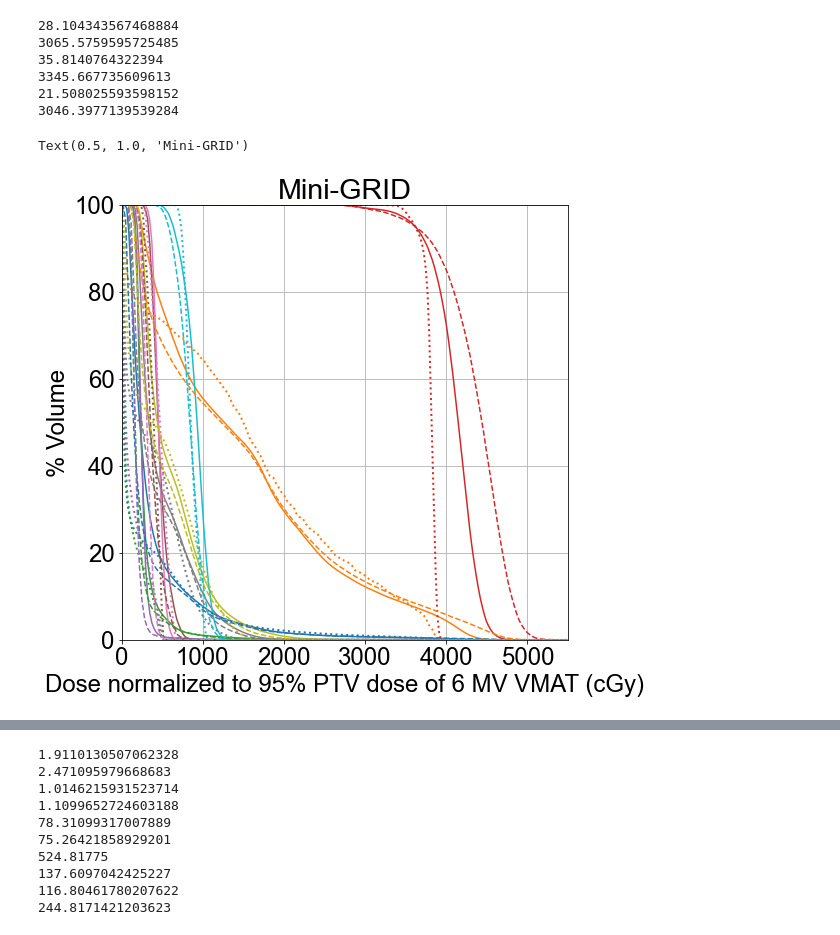
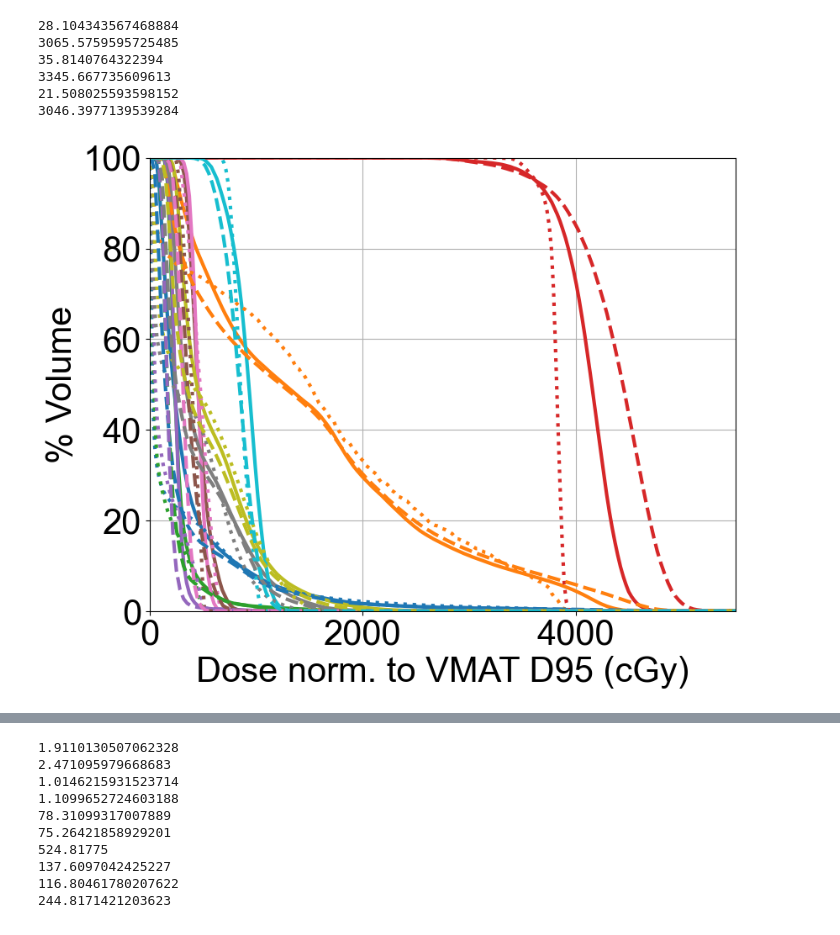
Before and after one commit to NathanClements2000/MedPhysAndSchool, a Jupyter notebook: Read SFRT Topas CSV- DVH.ipynb, the cells around one changed output, grey strips where cells are left out. Cells and saved outputs as stored; diff of their text form; code cells hidden in the pictures.

```diff
--- a/Read SFRT Topas CSV- DVH.ipynb
+++ b/Read SFRT Topas CSV- DVH.ipynb
@@ -9,31 +9,35 @@ from scipy.interpolate import interp1d
 
 font = {'family' : 'Arial',
         'weight' : 'normal',
-        'size'   : 24}
+        'size'   : 30}
 
 matplotlib.rc('font', **font)
+
 
 #VHEE open beam DVH
 dvhsfrt=pd.read_csv("D:Desktop/SFRT-Topas/vhee/vhee_patient/shaped_beam/results/best_allangles5M.csv",delimiter= ',',comment='#')
 f=interp1d(dvhsfrt.PTV_ov_Value,dvhsfrt.PTV_ov_Dose)
 dosenorm=f(95)
 print(dosenorm)
-figure(1,figsize=(8,8))
-plt.plot(dvhsfrt.BRAIN_Dose/dosenorm*3620,dvhsfrt.BRAIN_Value,label='BRAIN')
-plt.plot(dvhsfrt.BRAINSTEM_Dose/dosenorm*3620,dvhsfrt.BRAINSTEM_Value,label='BRAINSTEM')
-plt.plot(dvhsfrt.GLOBE_L_Dose/dosenorm*3620,dvhsfrt.GLOBE_L_Value,label='GLOBE L')
-plt.plot(dvhsfrt.PTV_ov_Dose/dosenorm*3620,dvhsfrt.PTV_ov_Value,label='PTV')
-plt.plot(dvhsfrt.GLOBE_R_Dose/dosenorm*3620,dvhsfrt.GLOBE_R_Value,label='GLOBE R')
-plt.plot(dvhsfrt.COCHLEA_R_Dose/dosenorm*3620,dvhsfrt.COCHLEA_R_Value,label='COCHLEA R')
-plt.plot(dvhsfrt.COCHLEA_L_Dose/dosenorm*3620,dvhsfrt.COCHLEA_L_Value,label='COCHLEA L')
-plt.plot(dvhsfrt.TEMP_LOBE_R_Dose/dosenorm*3620,dvhsfrt.TEMP_LOBE_R_Value,label='TEMP LOBE R')
-plt.plot(dvhsfrt.TEMP_LOBE_L_Dose/dosenorm*3620,dvhsfrt.TEMP_LOBE_L_Value,label='TEMP LOBE L')
-plt.plot(dvhsfrt.CHIASM_Dose/dosenorm*3620,dvhsfrt.CHIASM_Value,label='CHIASM')
+figure(1,figsize=(9,7))
+plt.plot(5,5,lw=3,label='250 MeV GRID',c='black')
+plt.plot(5,5,lw=3,ls='--',label='150 MeV GRID',c='black')
+plt.plot(5,5,lw=3,ls=':',label='6 MV VMAT',c='black')
+plt.plot(dvhsfrt.BRAIN_Dose/dosenorm*3620,dvhsfrt.BRAIN_Value,label='BRAIN',lw=3)
+plt.plot(dvhsfrt.BRAINSTEM_Dose/dosenorm*3620,dvhsfrt.BRAINSTEM_Value,label='BRAINSTEM',lw=3)
+plt.plot(dvhsfrt.GLOBE_L_Dose/dosenorm*3620,dvhsfrt.GLOBE_L_Value,label='GLOBE L',lw=3)
+plt.plot(dvhsfrt.PTV_ov_Dose/dosenorm*3620,dvhsfrt.PTV_ov_Value,label='PTV',lw=3)
+plt.plot(dvhsfrt.GLOBE_R_Dose/dosenorm*3620,dvhsfrt.GLOBE_R_Value,label='GLOBE R',lw=3)
+plt.plot(dvhsfrt.COCHLEA_R_Dose/dosenorm*3620,dvhsfrt.COCHLEA_R_Value,label='COCHLEA R',lw=3)
+plt.plot(dvhsfrt.COCHLEA_L_Dose/dosenorm*3620,dvhsfrt.COCHLEA_L_Value,label='COCHLEA L',lw=3)
+plt.plot(dvhsfrt.TEMP_LOBE_R_Dose/dosenorm*3620,dvhsfrt.TEMP_LOBE_R_Value,label='TEMP LOBE R',lw=3)
+plt.plot(dvhsfrt.TEMP_LOBE_L_Dose/dosenorm*3620,dvhsfrt.TEMP_LOBE_L_Value,label='TEMP LOBE L',lw=3)
+plt.plot(dvhsfrt.CHIASM_Dose/dosenorm*3620,dvhsfrt.CHIASM_Value,label='CHIASM',lw=3)
 plt.grid()
-#plt.legend(bbox_to_anchor=(1.60,0.5), loc="center right")
+#plt.legend(bbox_to_anchor=(1.50,0.5), loc="center right")
 plt.xlim(left=0)
 plt.ylim(0,100)
-plt.xlabel('Dose normalized to 95% PTV dose of 6 MV VMAT (cGy)')
+plt.xlabel('Dose norm. to VMAT D95 (cGy)')
 plt.ylabel('% Volume')
 #plt.title('250 MeV SFRT (solid) vs 100 MeV best (dashed) vs RT-plan (dotted)')
 
@@ -51,16 +55,16 @@ dvh=pd.read_csv("D:Desktop/SFRT-Topas/vhee/vhee_patient/shaped_beam/results/RTpl
 f1=interp1d(dvh.PTV_ov_Value,dvh.PTV_ov_Dose)
 dosenorm2=f1(95)
 print(dosenorm2)
-plt.plot(dvh.BRAIN_Dose/dosenorm2*3620,dvh.BRAIN_Value,label='BRAIN',ls=':',lw=2)
-plt.plot(dvh.BRAINSTEM_Dose/dosenorm2*3620,dvh.BRAINSTEM_Value,label='BRAINSTEM',ls=':',lw=2)
-plt.plot(dvh.GLOBE_L_Dose/dosenorm2*3620,dvh.GLOBE_L_Value,label='GLOBE_L',ls=':',lw=2)
-plt.plot(dvh.PTV_ov_Dose/dosenorm2*3620,dvh.PTV_ov_Value,label='PTV-ov',ls=':',lw=2)
-plt.plot(dvh.GLOBE_R_Dose/dosenorm2*3620,dvh.GLOBE_R_Value,label='GLOBE_R',ls=':',lw=2)
-plt.plot(dvh.COCHLEA_R_Dose/dosenorm2*3620,dvh.COCHLEA_R_Value,label='COCHLEA_R',ls=':',lw=2)
-plt.plot(dvh.COCHLEA_L_Dose/dosenorm2*3620,dvh.COCHLEA_L_Value,label='COCHLEA_L',ls=':',lw=2)
-plt.plot(dvh.TEMP_LOBE_R_Dose/dosenorm2*3620,dvh.TEMP_LOBE_R_Value,label='TEMP_LOBE_R',ls=':',lw=2)
-plt.plot(dvh.TEMP_LOBE_L_Dose/dosenorm2*3620,dvh.TEMP_LOBE_L_Value,label='TEMP_LOBE_L',ls=':',lw=2)
-plt.plot(dvh.CHIASM_Dose/dosenorm2*3620,dvh.CHIASM_Value,label='CHIASM',ls=':',lw=2)
+plt.plot(dvh.BRAIN_Dose/dosenorm2*3620,dvh.BRAIN_Value,label='BRAIN',ls=':',lw=3)
+plt.plot(dvh.BRAINSTEM_Dose/dosenorm2*3620,dvh.BRAINSTEM_Value,label='BRAINSTEM',ls=':',lw=3)
+plt.plot(dvh.GLOBE_L_Dose/dosenorm2*3620,dvh.GLOBE_L_Value,label='GLOBE_L',ls=':',lw=3)
+plt.plot(dvh.PTV_ov_Dose/dosenorm2*3620,dvh.PTV_ov_Value,label='PTV-ov',ls=':',lw=3)
+plt.plot(dvh.GLOBE_R_Dose/dosenorm2*3620,dvh.GLOBE_R_Value,label='GLOBE_R',ls=':',lw=3)
+plt.plot(dvh.COCHLEA_R_Dose/dosenorm2*3620,dvh.COCHLEA_R_Value,label='COCHLEA_R',ls=':',lw=3)
+plt.plot(dvh.COCHLEA_L_Dose/dosenorm2*3620,dvh.COCHLEA_L_Value,label='COCHLEA_L',ls=':',lw=3)
+plt.plot(dvh.TEMP_LOBE_R_Dose/dosenorm2*3620,dvh.TEMP_LOBE_R_Value,label='TEMP_LOBE_R',ls=':',lw=3)
+plt.plot(dvh.TEMP_LOBE_L_Dose/dosenorm2*3620,dvh.TEMP_LOBE_L_Value,label='TEMP_LOBE_L',ls=':',lw=3)
+plt.plot(dvh.CHIASM_Dose/dosenorm2*3620,dvh.CHIASM_Value,label='CHIASM',ls=':',lw=3)
 
 brain_int_vmat=np.trapz(dvh.BRAIN_Value,dvh.BRAIN_Dose/dosenorm2*3620)
 brainstem_int_vmat=np.trapz(dvh.BRAINSTEM_Value,dvh.BRAINSTEM_Dose/dosenorm2*3620)
@@ -69,46 +73,45 @@ ptv_int_vmat=np.trapz(dvh.PTV_ov_Value,dvh.PTV_ov_Dose/dosenorm2*3620)
 underdose_mean=[]
 for i in np.arange(0,len(dvh.PTV_ov_Value)):
     if (dvh.PTV_ov_Dose[i]/dosenorm2*3620<=3620) and (dvh.PTV_ov_Value[i]<100):
         underdose_mean.append(dvh.PTV_ov_Dose[i]/dosenorm2*3620)
 print(np.mean(underdose_mean))
 
 dvhsfrt=pd.read_csv("D:Desktop/SFRT-Topas/vhee/vhee_patient/shaped_beam/results/best_150MVallangles5M.csv",delimiter= ',',comment='#')
 f2=interp1d(dvhsfrt.PTV_ov_Value,dvhsfrt.PTV_ov_Dose)
 dosenorm=f2(95)
 print(dosenorm)
 figure(1,figsize=(8,8))
-plt.plot(dvhsfrt.BRAIN_Dose/dosenorm*3620,dvhsfrt.BRAIN_Value,label='BRAIN',ls='--')
-plt.plot(dvhsfrt.BRAINSTEM_Dose/dosenorm*3620,dvhsfrt.BRAINSTEM_Value,label='BRAINSTEM',ls='--')
-plt.plot(dvhsfrt.GLOBE_L_Dose/dosenorm*3620,dvhsfrt.GLOBE_L_Value,label='GLOBE_L',ls='--')
-plt.plot(dvhsfrt.PTV_ov_Dose/dosenorm*3620,dvhsfrt.PTV_ov_Value,label='PTV-ov',ls='--')
-plt.plot(dvhsfrt.GLOBE_R_Dose/dosenorm*3620,dvhsfrt.GLOBE_R_Value,label='GLOBE_R',ls='--')
-plt.plot(dvhsfrt.COCHLEA_R_Dose/dosenorm*3620,dvhsfrt.COCHLEA_R_Value,label='COCHLEA_R',ls='--')
-plt.plot(dvhsfrt.COCHLEA_L_Dose/dosenorm*3620,dvhsfrt.COCHLEA_L_Value,label='COCHLEA_L',ls='--')
-plt.plot(dvhsfrt.TEMP_LOBE_R_Dose/dosenorm*3620,dvhsfrt.TEMP_LOBE_R_Value,label='TEMP_LOBE_R',ls='--')
-plt.plot(dvhsfrt.TEMP_LOBE_L_Dose/dosenorm*3620,dvhsfrt.TEMP_LOBE_L_Value,label='TEMP_LOBE_L',ls='--')
-plt.plot(dvhsfrt.CHIASM_Dose/dosenorm*3620,dvhsfrt.CHIASM_Value,label='CHIASM',ls='--')
+plt.plot(dvhsfrt.BRAIN_Dose/dosenorm*3620,dvhsfrt.BRAIN_Value,label='BRAIN',ls='--',lw=3)
+plt.plot(dvhsfrt.BRAINSTEM_Dose/dosenorm*3620,dvhsfrt.BRAINSTEM_Value,label='BRAINSTEM',ls='--',lw=3)
+plt.plot(dvhsfrt.GLOBE_L_Dose/dosenorm*3620,dvhsfrt.GLOBE_L_Value,label='GLOBE_L',ls='--',lw=3)
+plt.plot(dvhsfrt.PTV_ov_Dose/dosenorm*3620,dvhsfrt.PTV_ov_Value,label='PTV-ov',ls='--',lw=3)
+plt.plot(dvhsfrt.GLOBE_R_Dose/dosenorm*3620,dvhsfrt.GLOBE_R_Value,label='GLOBE_R',ls='--',lw=3)
+plt.plot(dvhsfrt.COCHLEA_R_Dose/dosenorm*3620,dvhsfrt.COCHLEA_R_Value,label='COCHLEA_R',ls='--',lw=3)
+plt.plot(dvhsfrt.COCHLEA_L_Dose/dosenorm*3620,dvhsfrt.COCHLEA_L_Value,label='COCHLEA_L',ls='--',lw=3)
+plt.plot(dvhsfrt.TEMP_LOBE_R_Dose/dosenorm*3620,dvhsfrt.TEMP_LOBE_R_Value,label='TEMP_LOBE_R',ls='--',lw=3)
+plt.plot(dvhsfrt.TEMP_LOBE_L_Dose/dosenorm*3620,dvhsfrt.TEMP_LOBE_L_Value,label='TEMP_LOBE_L',ls='--',lw=3)
+plt.plot(dvhsfrt.CHIASM_Dose/dosenorm*3620,dvhsfrt.CHIASM_Value,label='CHIASM',ls='--',lw=3)
 #plt.title('SFRT 150 MeV (solid) vs SFRT 250 MeV (dashed) vs RT-plan (dotted)')
 plt.xlim((0,5500))
 
 brain_int_150=np.trapz(dvhsfrt.BRAIN_Value,dvhsfrt.BRAIN_Dose/dosenorm*3620)
 brainstem_int_150=np.trapz(dvhsfrt.BRAINSTEM_Value,dvhsfrt.BRAINSTEM_Dose/dosenorm*3620)
 ptv_int_150=np.trapz(dvhsfrt.PTV_ov_Value,dvhsfrt.PTV_ov_Dose/dosenorm*3620)
 
 underdose_mean=[]
 for i in np.arange(0,len(dvhsfrt.PTV_ov_Value)):
     if (dvhsfrt.PTV_ov_Dose[i]/dosenorm*3620<=3620) and (dvhsfrt.PTV_ov_Value[i]<100):
         underdose_mean.append(dvhsfrt.PTV_ov_Dose[i]/dosenorm*3620)
 print(np.mean(underdose_mean))
-plt.title('Mini-GRID')
+#plt.title('Mini-GRID')
 # %% [output]
 28.104343567468884
 3065.5759595725485
 35.8140764322394
 3345.667735609613
 21.508025593598152
 3046.3977139539284
-Text(0.5, 1.0, 'Mini-GRID')
-[figure, old version]
+[figure, new version]
 # %%
 #Integrate DVHs
 struct=['PTV','BRAIN','BRAINSTEM']
```
Also changed, not shown: parts of 5 cells of this notebook, 2 other files.
